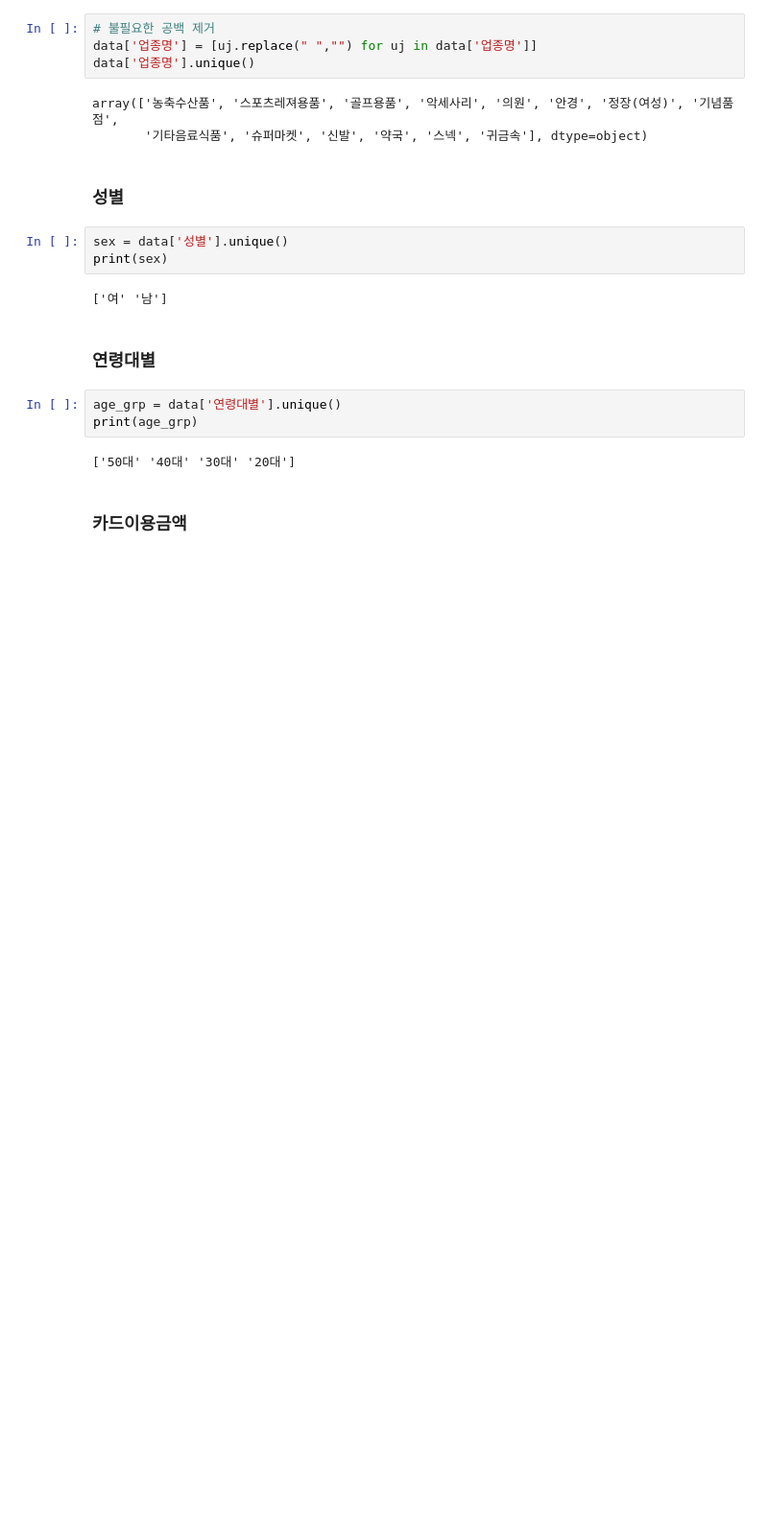
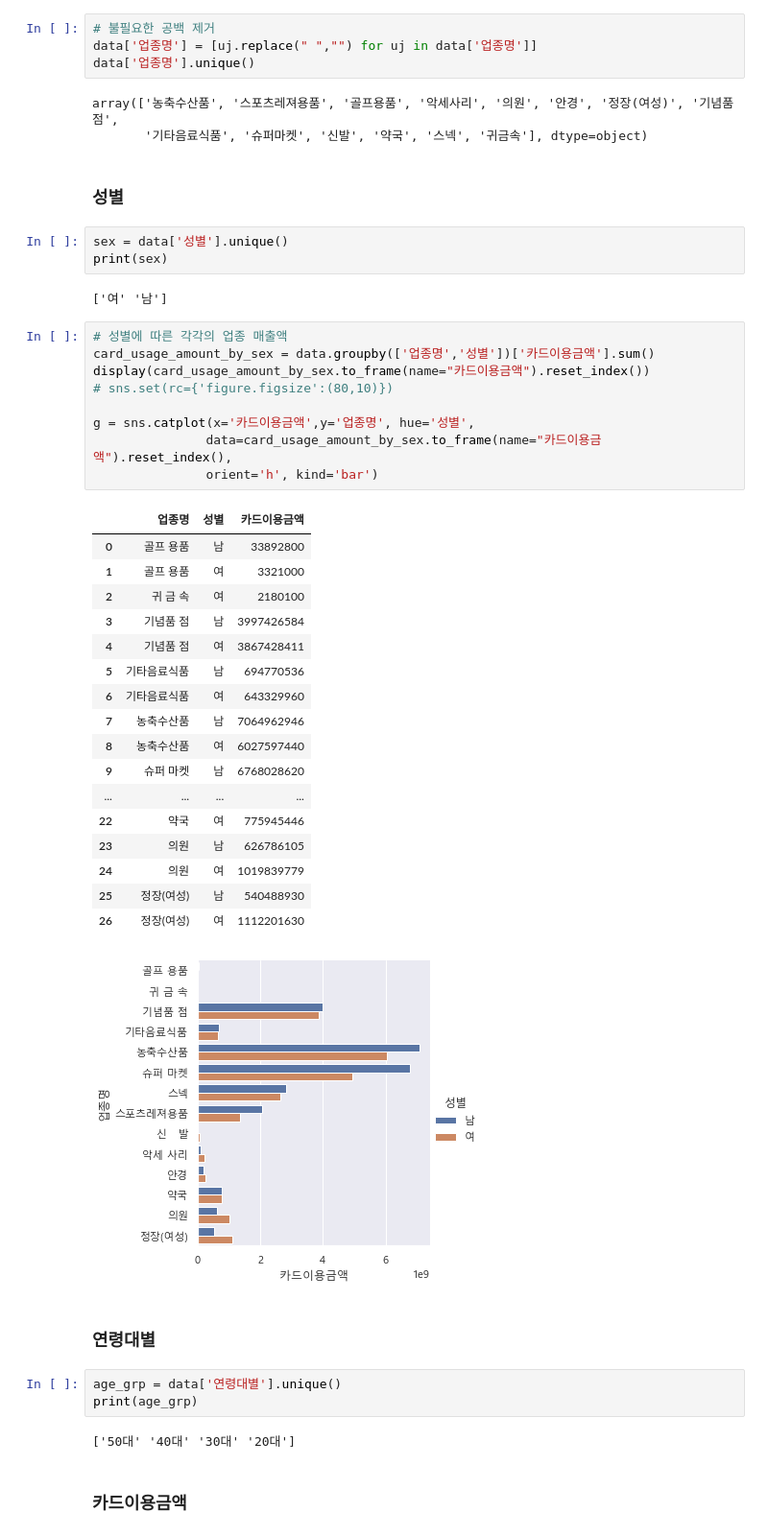
Before and after one commit to So-chankyun/consumption-pattern-analysis-of-jeju-tourist, a Jupyter notebook: consumption pattern analysis of jeju tourist.ipynb, the cells around one changed output. Shown at 96% size. Drawn from its saved outputs; the diff is of its cells as text; blank space fills up the shorter version.

```diff
--- a/consumption pattern analysis of jeju tourist.ipynb
+++ b/consumption pattern analysis of jeju tourist.ipynb
@@ -249,6 +249,34 @@ sex = data['성별'].unique()
 print(sex)
 # %% [output]
 ['여' '남']
+# %%
+# 성별에 따른 각각의 업종 매출액
+card_usage_amount_by_sex = data.groupby(['업종명','성별'])['카드이용금액'].sum()
+display(card_usage_amount_by_sex.to_frame(name="카드이용금액").reset_index())
+# sns.set(rc={'figure.figsize':(80,10)})
+
+g = sns.catplot(x='카드이용금액',y='업종명', hue='성별',
+               data=card_usage_amount_by_sex.to_frame(name="카드이용금액").reset_index(),
+               orient='h', kind='bar')
+# %% [output]
+|  | 업종명 | 성별 | 카드이용금액 |
+| 0 | 골프 용품 | 남 | 33892800 |
+| 1 | 골프 용품 | 여 | 3321000 |
+| 2 | 귀 금 속 | 여 | 2180100 |
+| 3 | 기념품 점 | 남 | 3997426584 |
+| 4 | 기념품 점 | 여 | 3867428411 |
+| 5 | 기타음료식품 | 남 | 694770536 |
+| 6 | 기타음료식품 | 여 | 643329960 |
+| 7 | 농축수산품 | 남 | 7064962946 |
+| 8 | 농축수산품 | 여 | 6027597440 |
+| 9 | 슈퍼 마켓 | 남 | 6768028620 |
+| ... | ... | ... | ... |
+| 22 | 약국 | 여 | 775945446 |
+| 23 | 의원 | 남 | 626786105 |
+| 24 | 의원 | 여 | 1019839779 |
+| 25 | 정장(여성) | 남 | 540488930 |
+| 26 | 정장(여성) | 여 | 1112201630 |
+[figure, added]
 # %% [markdown]
 ### 연령대별
 # %%
```
Also changed, not shown: parts of 4 cells of this notebook.
